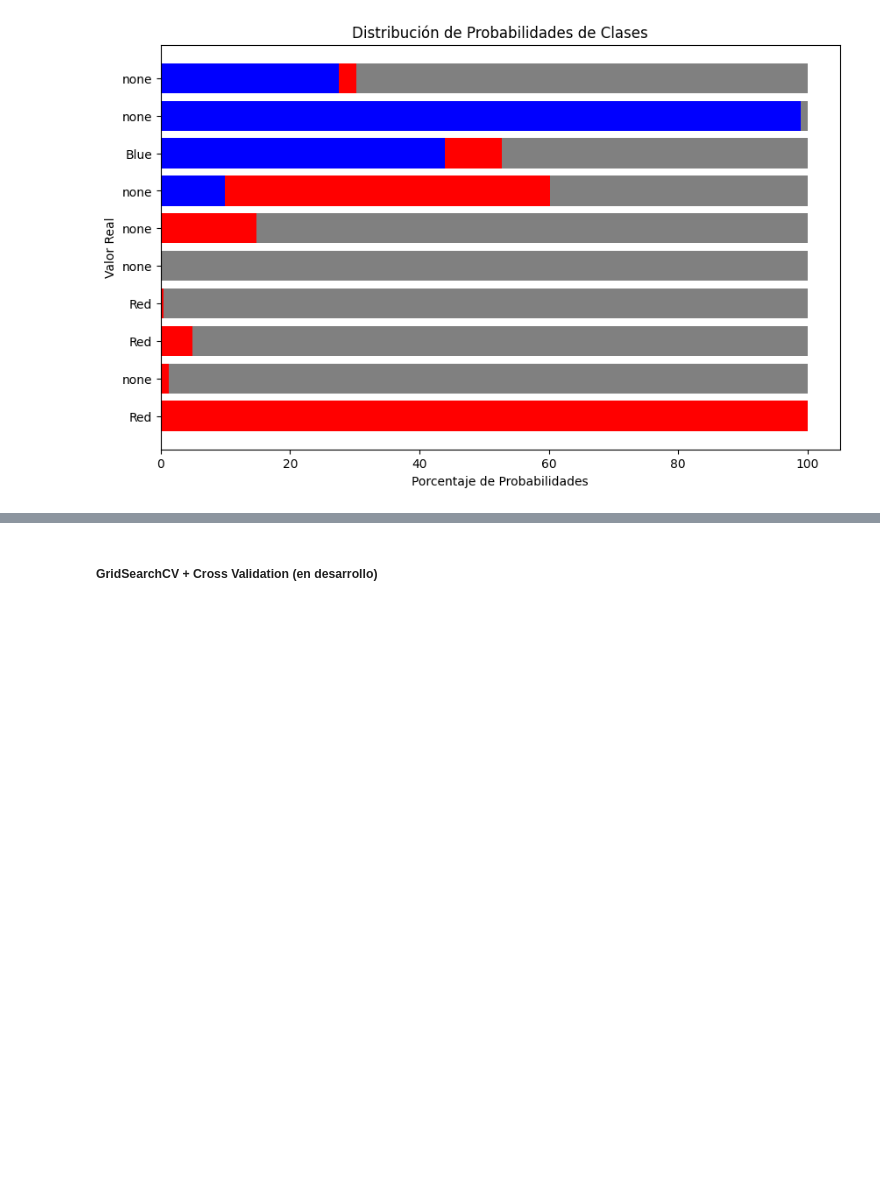
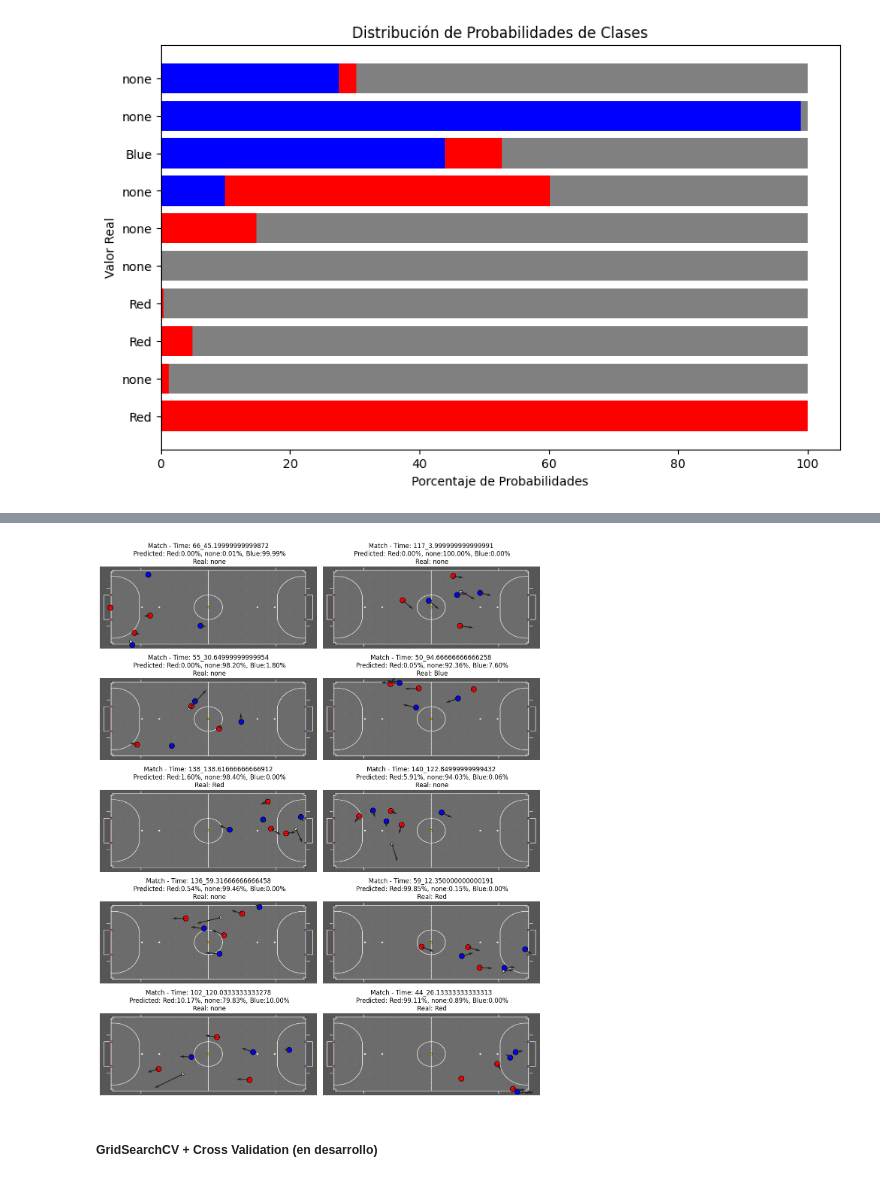
Before and after one commit to manoloBengo/haxball-ai, a Jupyter notebook: modelado/modelado.ipynb, the cells around one changed output, grey strips where cells are left out. Drawn from its saved outputs; the diff is of its cells as text; code cells hidden in the pictures; blank space fills up the shorter version.

```diff
--- a/modelado/modelado.ipynb
+++ b/modelado/modelado.ipynb
@@ -390,6 +376,6 @@ print(probabilidades_df)
 # %%
-probabilidades_df_sample_15 = probabilidades_df.sample(10, random_state=random_state).reset_index()
-print(probabilidades_df_sample_15)
+probabilidades_df_sample_10 = probabilidades_df.sample(10, random_state=random_state).reset_index()
+print(probabilidades_df_sample_10)
 # %% [output]
    index Valor real    %Blue     %Red    %None
 0    247        Red  0.00000  0.99988  0.00012
@@ -429,0 +454,10 @@ plt.show()
+# %%
+probabilidades_df_filtered = probabilidades_df.drop(columns=['Valor real'])
+resultados_concat = pd.concat([resultados, probabilidades_df_filtered], axis=1)
+
+# Formateo valores para plotear
+resultados_concat['%Blue'] = resultados_concat['%Blue'].apply(lambda x: f"{round(x,4)*100:.2f}")
+resultados_concat['%None'] = resultados_concat['%None'].apply(lambda x: f"{round(x, 4)*100:.2f}")
+resultados_concat['%Red'] = resultados_concat['%Red'].apply(lambda x: f"{round(x, 4)*100:.2f}")
+
+resultados_concat.head(7)
@@ -429,0 +473,5 @@ plt.show()
+# %%
+data_posiciones_filtered_original_sample = data_posiciones_filtered_original[data_posiciones_filtered_original['match_time'].isin(indices_test)]
+unique_moments = data_posiciones_filtered_original_sample[['match_time']].drop_duplicates()
+random_moments = unique_moments.sample(n=10, random_state=42)
+random_moments
@@ -430,3 +490,56 @@ plt.show()
+# %%
+# Crear subplots
+fig, axs = plt.subplots(5, 2, figsize=(12, 15))
+axs = axs.ravel()  # Aplanar el array de ejes para facilitar el acceso
+
+# Filtrar y graficar los datos para cada momento seleccionado
+for i, (index, moment) in enumerate(random_moments.iterrows()):
+    match_time = moment['match_time']
+
+    # Filtrar datos para el momento actual
+    moment_data = data_posiciones_filtered_original[(data_posiciones_filtered_original['match_time'] == match_time)]
+
+    # Graficar los datos en el subplot correspondiente
+    ax = axs[i]
+    ax.imshow(background_image, extent=[-605, 605, -255, 255], aspect='auto')
+
+    # Asignar colores y tamaños según el equipo
+    colors = moment_data['team'].astype(str).map({'0': 'white', '1': 'red', '2': 'blue'})
+    sizes = moment_data['team'].astype(str).map({'0': 25, '1': 100, '2': 100})
+
+    scatter = ax.scatter(moment_data['x'], moment_data['y'], c=colors, s=sizes, edgecolors='black')
+
+    # Agregar flechas que indican la velocidad de cada jugador/pelota
+    for j, row in moment_data.iterrows():
+        x_pos = row['x']
+        y_pos = row['y']
+        v_x = row['velocity_x']
+        v_y = row['velocity_y']
+
+        # Calcular la longitud de la flecha (norma de la velocidad)
+        speed = np.sqrt(v_x**2 + v_y**2) * 0.001
+
+        # La escala de las flechas (ajustar este factor según sea necesario)
+        arrow_scale = 2
+
+        # Agregar la flecha con 'quiver'
+        ax.quiver(x_pos, y_pos, v_x, v_y, angles='xy', scale_units='xy', scale=arrow_scale, color='#242424',
+                 width=0.004)
+
+    valor_real = resultados.loc[(resultados['indice_original'] == match_time), 'valor_real'].values[0]
+    valor_predicho_red = resultados_concat.loc[(resultados['indice_original'] == match_time), '%Red'].values[0]
+    valor_predicho_none = resultados_concat.loc[(resultados['indice_original'] == match_time), '%None'].values[0]
+    valor_predicho_blue = resultados_concat.loc[(resultados['indice_original'] == match_time), '%Blue'].values[0]
+
+    ax.set_title(f'Match - Time: {match_time}\n Predicted: Red:{valor_predicho_red}%, none:{valor_predicho_none}%, Blue:{valor_predicho_blue}%\n Real: {valor_real}')
+    ax.set_xlim([-605, 605])
+    ax.set_ylim([-255, 255])
+    ax.axis('off')  # Opcional: para ocultar los ejes
+
+plt.tight_layout()
+plt.show()
+# %% [output]
+[figure, added]
 # %% [markdown]
 ##### GridSearchCV + Cross Validation (en desarrollo)
 # %%
```
Also changed, not shown: parts of 24 cells of this notebook.
